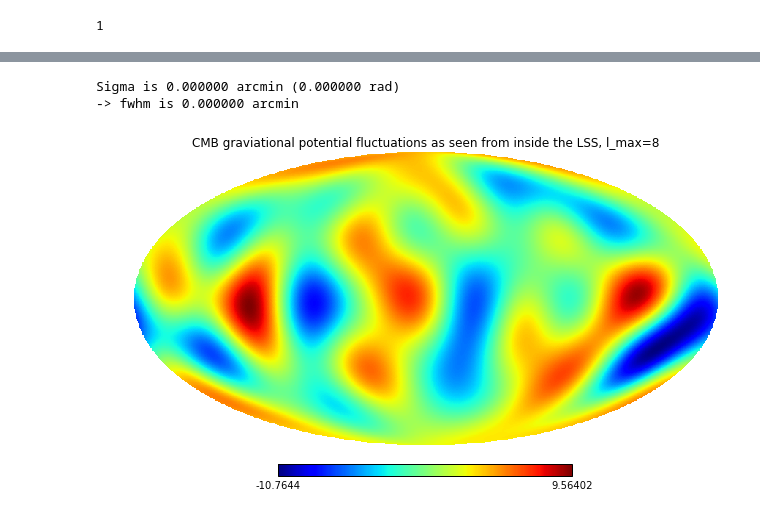
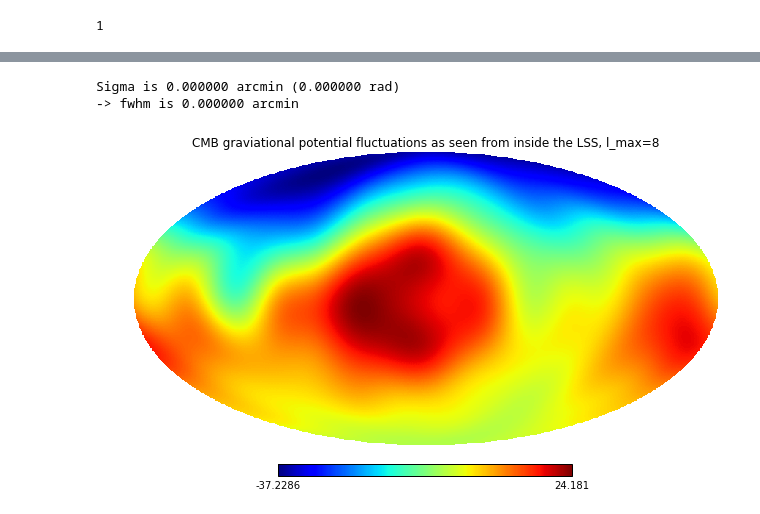
Before and after one commit to LaurencePeanuts/Music, a Jupyter notebook: Reconstruction_Demo.ipynb, the cells around one changed output, grey strips where cells are left out. Drawn from its saved outputs; the diff is of its cells as text; code cells hidden in the pictures.

```diff
--- a/Reconstruction_Demo.ipynb
+++ b/Reconstruction_Demo.ipynb
@@ -62,19 +55,20 @@ Sigma is 0.000000 arcmin (0.000000 rad)
-# %%
-beatbox.You.all_data_universes = np.append(beatbox.You.all_data_universes, beatbox.Universe())
-beatbox.You.all_data_universes[-1].ay = np.loadtxt("data/Rogersay.txt").view(complex)
-beatbox.You.all_data_universes[-1].ay2alm(beatbox.You.all_data_universes[-1].ay,truncated_lmax=8, truncated_lmin=1, usedefault=0)
-beatbox.You.all_data_universes[-1].show_CMB_T_map(from_perspective_of="observer")
-# %% [output]
-Sigma is 0.000000 arcmin (0.000000 rad)
--> fwhm is 0.000000 arcmin
-[figure, removed]
 # %%
 # Use the simulated Universe as mock data
 # First, generate one realization of noise
 noise = beatbox.You.generate_one_realization_of_noise()
 # Add the noise to the realization of the sky map
 datamap=beatbox.You.all_simulated_universes[-1].ay2ayreal_for_inference(beatbox.You.all_simulated_universes[-1].ay)+noise
 datamap=datamap.T
+
+# Plot the Mock Univers with the noise
+MockUniverse=beatbox.Universe()
+MockUniverse.ayreal2ay_for_mapping(datamap)
+MockUniverse.ay2alm(MockUniverse.ay)
+MockUniverse.show_CMB_T_map( from_perspective_of="observer")
+# %% [output]
+Sigma is 0.000000 arcmin (0.000000 rad)
+-> fwhm is 0.000000 arcmin
+[figure, added]
 # %%
 # Reconstruct the potential
 beatbox.You.solve_for_3D_potential(datamap)
```
Also changed, not shown: parts of 52 cells of this notebook, 16 other files.
